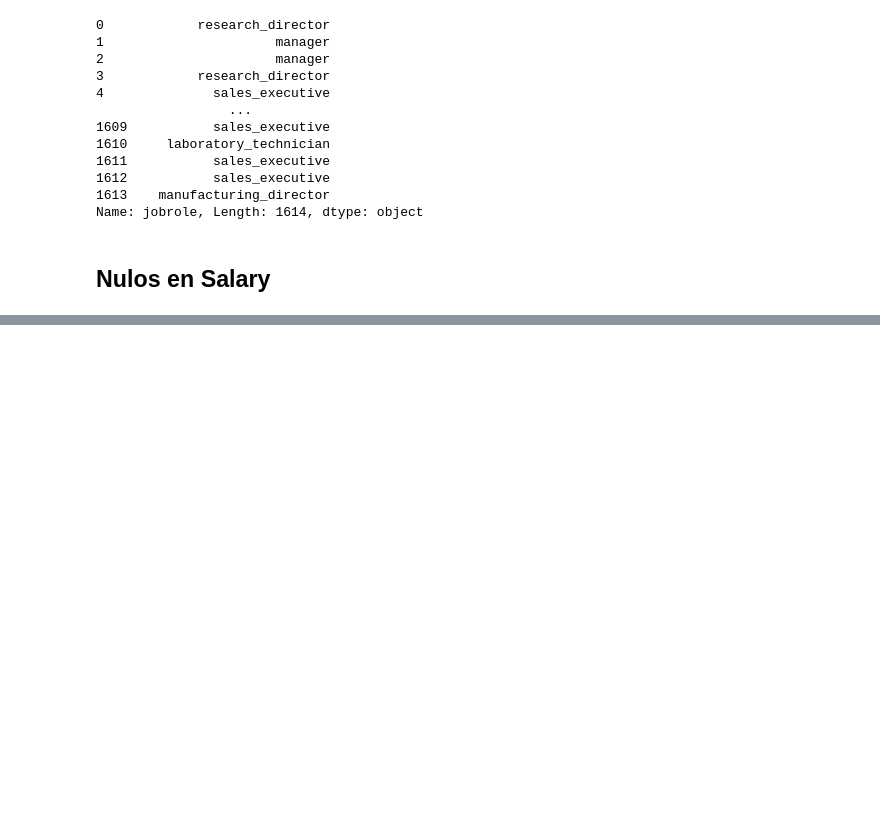
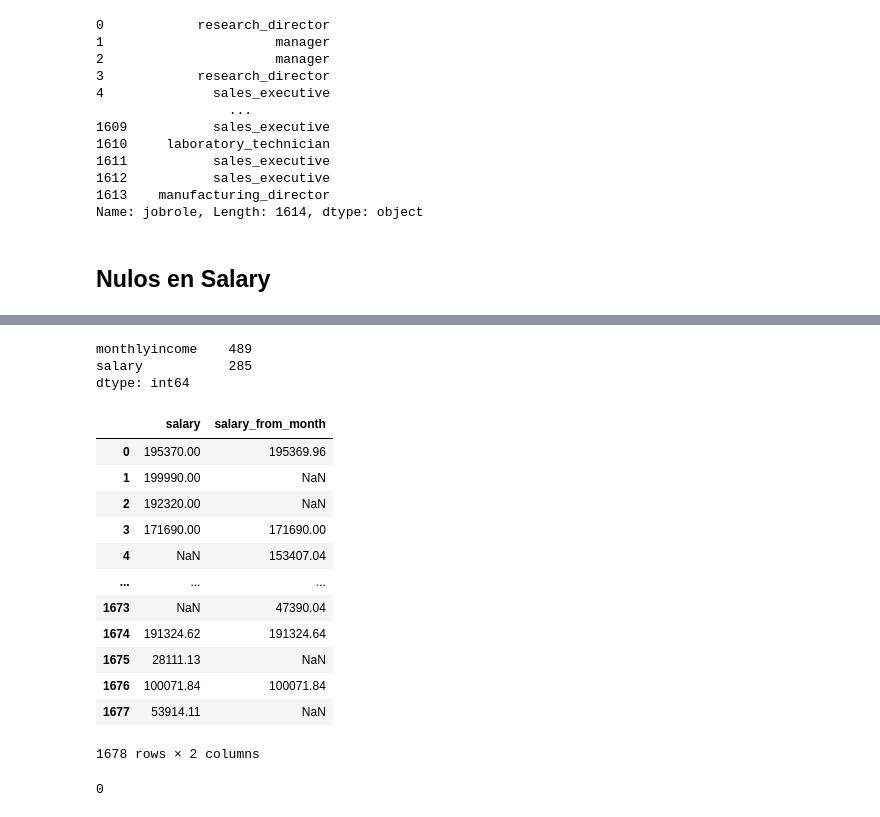
Before and after one commit to NuriaSalasVazquez/project-da-promo-49-modulo-3-team-4, a Jupyter notebook: EDA.ipynb, the cells around one changed output, grey strips where cells are left out. Saved outputs shown, nothing was run; the diff lists cells and outputs as text; code cells hidden in the pictures; blank space fills up the shorter version.

```diff
--- a/EDA.ipynb
+++ b/EDA.ipynb
@@ -182,2 +177,26 @@ min       10090.000000
 max      199990.000000
 Name: salary, dtype: float64
+# %%
+df[["monthlyincome", "salary"]].isna().sum()
+# %% [output]
+monthlyincome    489
+salary           285
+dtype: int64
+# %%
+df["salary_from_month"] = df["monthlyincome"]*12
+# %%
+df[["salary", "salary_from_month"]]
+# %% [output]
+|  | salary | salary_from_month |
+| 0 | 195370.00 | 195369.96 |
+| 1 | 199990.00 | NaN |
+| 2 | 192320.00 | NaN |
+| 3 | 171690.00 | 171690.00 |
+| 4 | NaN | 153407.04 |
+| ... | ... | ... |
+| 1673 | NaN | 47390.04 |
+| 1674 | 191324.62 | 191324.64 |
+| 1675 | 28111.13 | NaN |
+| 1676 | 100071.84 | 100071.84 |
+| 1677 | 53914.11 | NaN |
+1678 rows × 2 columns
@@ -183,0 +205,4 @@ Name: salary, dtype: float64
+# %%
+df['salary'].isna().sum()
+# %% [output]
+0
```
Also changed, not shown: parts of 15 cells of this notebook.
